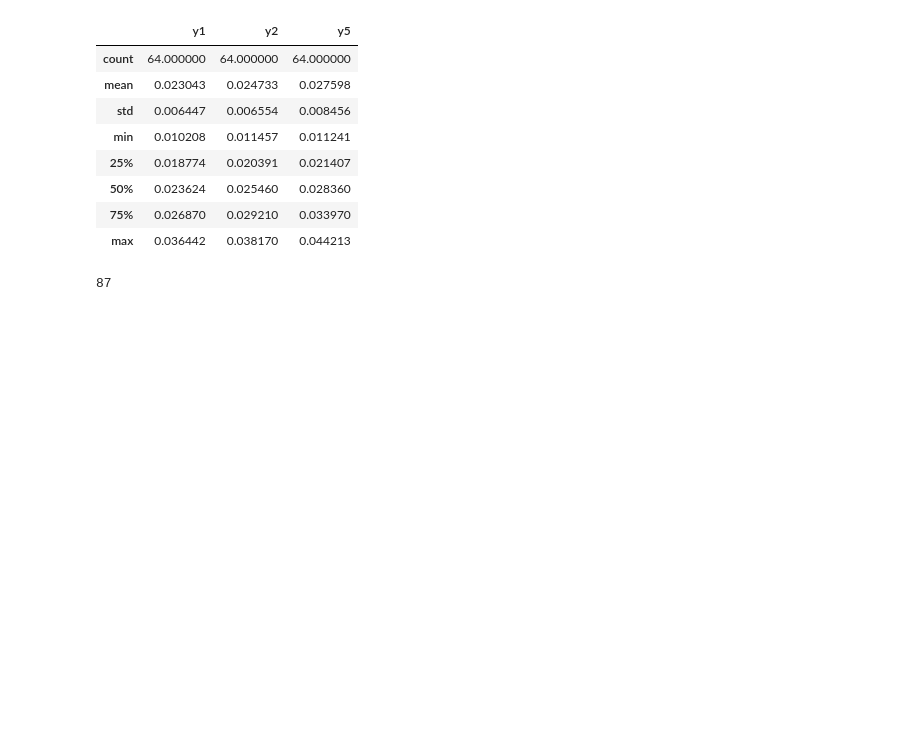
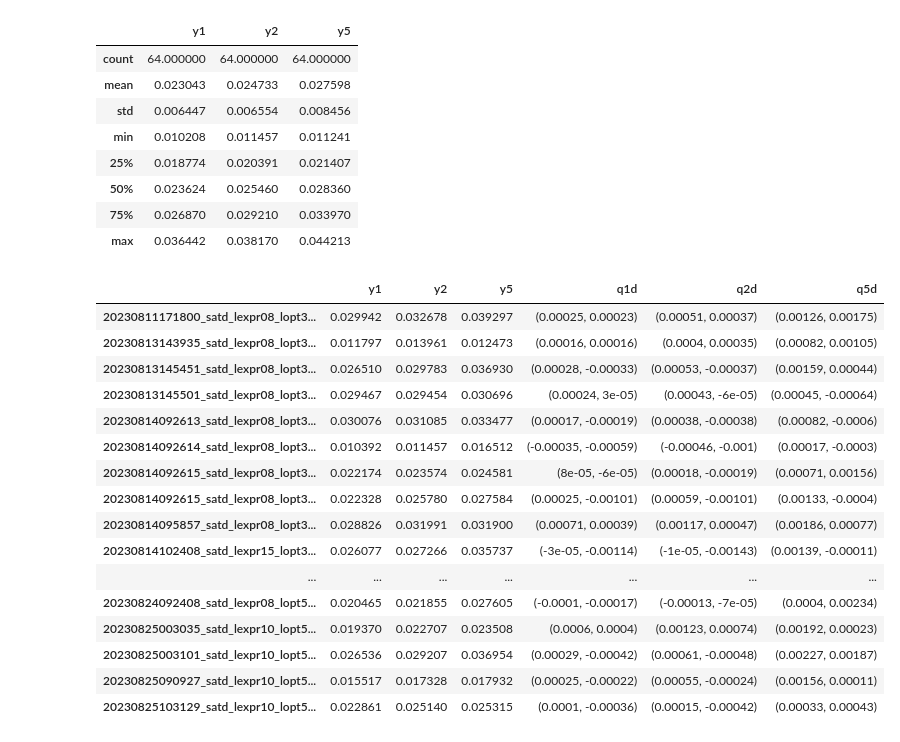
Before and after one commit to ZedRover/alphagen, a Jupyter notebook: test_backtest.ipynb, the cells around one changed output. Drawn from its saved outputs; the diff is of its cells as text; code cells hidden in the pictures; blank space fills up the shorter version.

```diff
--- a/test_backtest.ipynb
+++ b/test_backtest.ipynb
@@ -150,7 +150,31 @@ y5d = otsmp.calter.ret5d
 q1d = [batch_topk(fs[i],y1d) for i in range(len(fs))]
 q2d = [batch_topk(fs[i],y2d) for i in range(len(fs))]
 q5d = [batch_topk(fs[i],y5d) for i in range(len(fs))]
-# %%
-len(fs)
-# %% [output]
-87
+# %%
+q1d = [q1d[idx] for idx in sigs]
+q2d = [q2d[idx] for idx in sigs]
+q5d = [q5d[idx] for idx  in sigs]
+# %%
+finaldf['q1d'] = q1d
+finaldf['q2d'] = q2d
+finaldf['q5d'] = q5d
+# %%
+finaldf
+# %% [output]
+|  | y1 | y2 | y5 | q1d | q2d | q5d |
+| 20230811171800_satd_lexpr08_lopt3... | 0.029942 | 0.032678 | 0.039297 | (0.00025, 0.00023) | (0.00051, 0.00037) | (0.00126, 0.00175) |
+| 20230813143935_satd_lexpr08_lopt3... | 0.011797 | 0.013961 | 0.012473 | (0.00016, 0.00016) | (0.0004, 0.00035) | (0.00082, 0.00105) |
+| 20230813145451_satd_lexpr08_lopt3... | 0.026510 | 0.029783 | 0.036930 | (0.00028, -0.00033) | (0.00053, -0.00037) | (0.00159, 0.00044) |
+| 20230813145501_satd_lexpr08_lopt3... | 0.029467 | 0.029454 | 0.030696 | (0.00024, 3e-05) | (0.00043, -6e-05) | (0.00045, -0.00064) |
+| 20230814092613_satd_lexpr08_lopt3... | 0.030076 | 0.031085 | 0.033477 | (0.00017, -0.00019) | (0.00038, -0.00038) | (0.00082, -0.0006) |
+| 20230814092614_satd_lexpr08_lopt3... | 0.010392 | 0.011457 | 0.016512 | (-0.00035, -0.00059) | (-0.00046, -0.001) | (0.00017, -0.0003) |
+| 20230814092615_satd_lexpr08_lopt3... | 0.022174 | 0.023574 | 0.024581 | (8e-05, -6e-05) | (0.00018, -0.00019) | (0.00071, 0.00156) |
+| 20230814092615_satd_lexpr08_lopt3... | 0.022328 | 0.025780 | 0.027584 | (0.00025, -0.00101) | (0.00059, -0.00101) | (0.00133, -0.0004) |
+| 20230814095857_satd_lexpr08_lopt3... | 0.028826 | 0.031991 | 0.031900 | (0.00071, 0.00039) | (0.00117, 0.00047) | (0.00186, 0.00077) |
+| 20230814102408_satd_lexpr15_lopt3... | 0.026077 | 0.027266 | 0.035737 | (-3e-05, -0.00114) | (-1e-05, -0.00143) | (0.00139, -0.00011) |
+| ... | ... | ... | ... | ... | ... | ... |
+| 20230824092408_satd_lexpr08_lopt5... | 0.020465 | 0.021855 | 0.027605 | (-0.0001, -0.00017) | (-0.00013, -7e-05) | (0.0004, 0.00234) |
+| 20230825003035_satd_lexpr10_lopt5... | 0.019370 | 0.022707 | 0.023508 | (0.0006, 0.0004) | (0.00123, 0.00074) | (0.00192, 0.00023) |
+| 20230825003101_satd_lexpr10_lopt5... | 0.026536 | 0.029207 | 0.036954 | (0.00029, -0.00042) | (0.00061, -0.00048) | (0.00227, 0.00187) |
+| 20230825090927_satd_lexpr10_lopt5... | 0.015517 | 0.017328 | 0.017932 | (0.00025, -0.00022) | (0.00055, -0.00024) | (0.00156, 0.00011) |
+| 20230825103129_satd_lexpr10_lopt5... | 0.022861 | 0.025140 | 0.025315 | (0.0001, -0.00036) | (0.00015, -0.00042) | (0.00033, 0.00043) |
```
Also changed, not shown: parts of 3 cells of this notebook, 5 other files.
